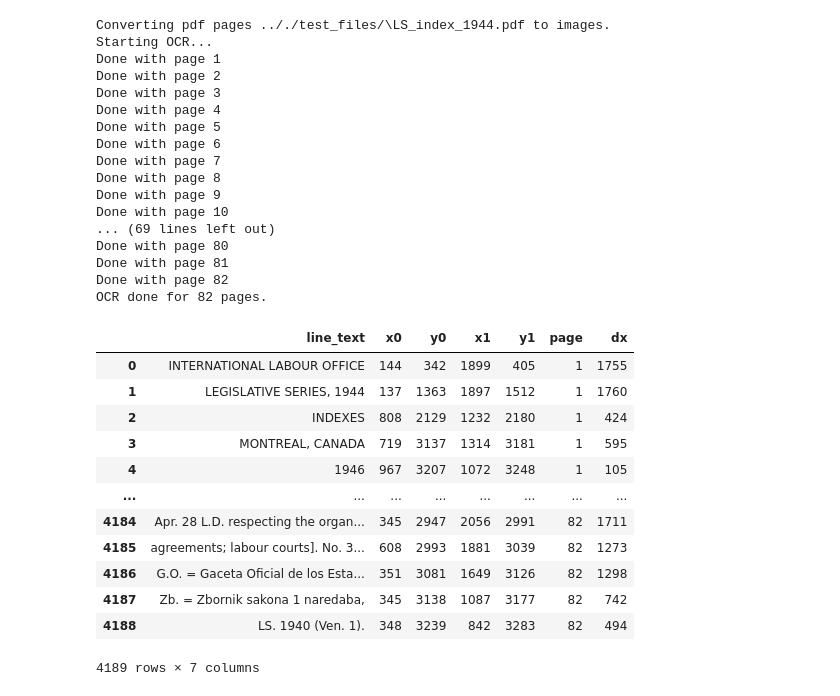
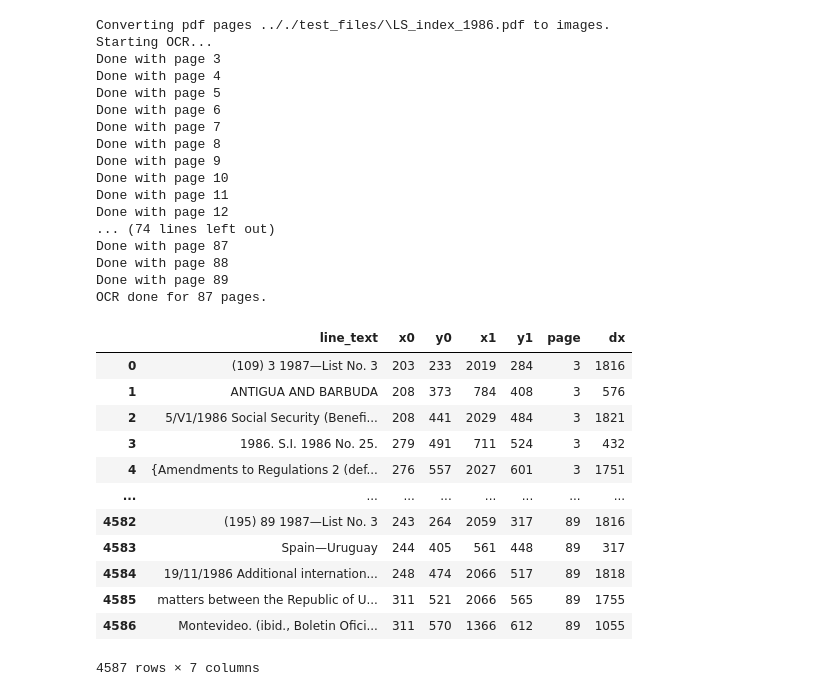
Before and after one commit to jeusa/indexex, a Jupyter notebook: code/index_extraction.ipynb, the cells around one changed output. Saved outputs shown, nothing was run; the diff lists cells and outputs as text; code cells hidden in the pictures.

```diff
--- a/code/index_extraction.ipynb
+++ b/code/index_extraction.ipynb
@@ -20,7 +20,7 @@ import records
 # %%
 test_files_dir = ".././test_files/"
 test_files = util.list_files(test_files_dir)
-file = test_files[5]
+file = test_files[-2]
 display(test_files, file)
 # %% [output]
 ['.././test_files/\\Argentinia_LS_index_1934_test_I_DE.pdf',
@@ -63,38 +63,38 @@ Finished reading 4 page(s)
 # %%
-pdf_df = util.ocr(file, 1)
+pdf_df = util.ocr(file, start_page=3)
 lines_df = lines.make_lines_df_from_ocr(pdf_df)
 lines_df
 # %% [output]
-Converting pdf pages .././test_files/\LS_index_1944.pdf to images.
+Converting pdf pages .././test_files/\LS_index_1986.pdf to images.
 Starting OCR...
-Done with page 1
-Done with page 2
 Done with page 3
 Done with page 4
 Done with page 5
 Done with page 6
 Done with page 7
 Done with page 8
 Done with page 9
 Done with page 10
-... (69 lines left out)
-Done with page 80
-Done with page 81
-Done with page 82
-OCR done for 82 pages.
+Done with page 11
+Done with page 12
+... (74 lines left out)
+Done with page 87
+Done with page 88
+Done with page 89
+OCR done for 87 pages.
 |  | line_text | x0 | y0 | x1 | y1 | page | dx |
-| 0 | INTERNATIONAL LABOUR OFFICE | 144 | 342 | 1899 | 405 | 1 | 1755 |
-| 1 | LEGISLATIVE SERIES, 1944 | 137 | 1363 | 1897 | 1512 | 1 | 1760 |
-| 2 | INDEXES | 808 | 2129 | 1232 | 2180 | 1 | 424 |
-| 3 | MONTREAL, CANADA | 719 | 3137 | 1314 | 3181 | 1 | 595 |
-| 4 | 1946 | 967 | 3207 | 1072 | 3248 | 1 | 105 |
+| 0 | (109) 3 1987—List No. 3 | 203 | 233 | 2019 | 284 | 3 | 1816 |
+| 1 | ANTIGUA AND BARBUDA | 208 | 373 | 784 | 408 | 3 | 576 |
+| 2 | 5/V1/1986 Social Security (Benefi... | 208 | 441 | 2029 | 484 | 3 | 1821 |
+| 3 | 1986. S.I. 1986 No. 25. | 279 | 491 | 711 | 524 | 3 | 432 |
+| 4 | {Amendments to Regulations 2 (def... | 276 | 557 | 2027 | 601 | 3 | 1751 |
 | ... | ... | ... | ... | ... | ... | ... | ... |
-| 4184 | Apr. 28 L.D. respecting the organ... | 345 | 2947 | 2056 | 2991 | 82 | 1711 |
-| 4185 | agreements; labour courts]. No. 3... | 608 | 2993 | 1881 | 3039 | 82 | 1273 |
-| 4186 | G.O. = Gaceta Oficial de los Esta... | 351 | 3081 | 1649 | 3126 | 82 | 1298 |
-| 4187 | Zb. = Zbornik sakona 1 naredaba, | 345 | 3138 | 1087 | 3177 | 82 | 742 |
-| 4188 | LS. 1940 (Ven. 1). | 348 | 3239 | 842 | 3283 | 82 | 494 |
+| 4582 | (195) 89 1987—List No. 3 | 243 | 264 | 2059 | 317 | 89 | 1816 |
+| 4583 | Spain—Uruguay | 244 | 405 | 561 | 448 | 89 | 317 |
+| 4584 | 19/11/1986 Additional internation... | 248 | 474 | 2066 | 517 | 89 | 1818 |
+| 4585 | matters between the Republic of U... | 311 | 521 | 2066 | 565 | 89 | 1755 |
+| 4586 | Montevideo. (ibid., Boletin Ofici... | 311 | 570 | 1366 | 612 | 89 | 1055 |
-4189 rows × 7 columns
+4587 rows × 7 columns
 # %%
 bins_x0, bins_x1, x0_n = group.group_line_starts_ends(lines_df)
 borders = lines.make_borders_df(bins_x0, bins_x1)
```
Also changed, not shown: parts of 10 cells of this notebook, 2 other files.
